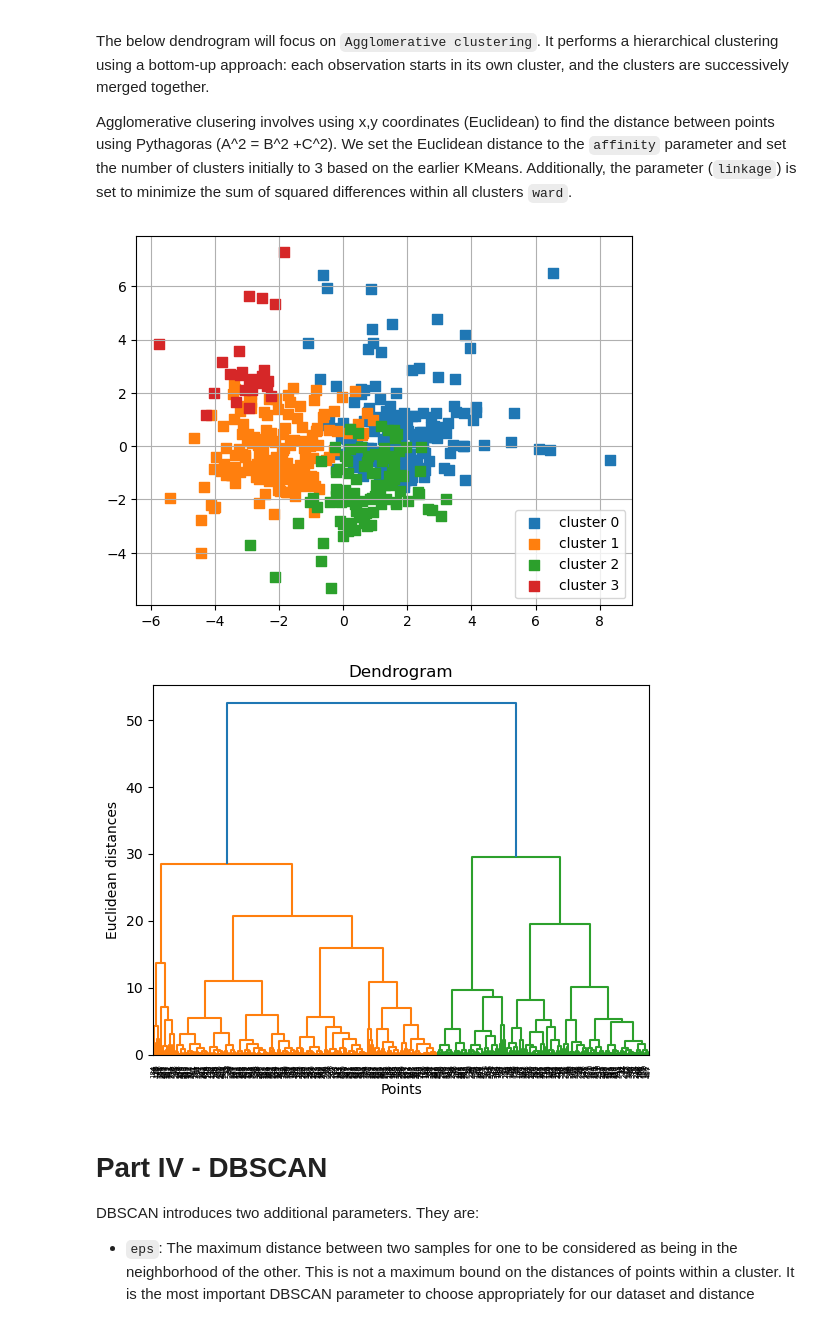
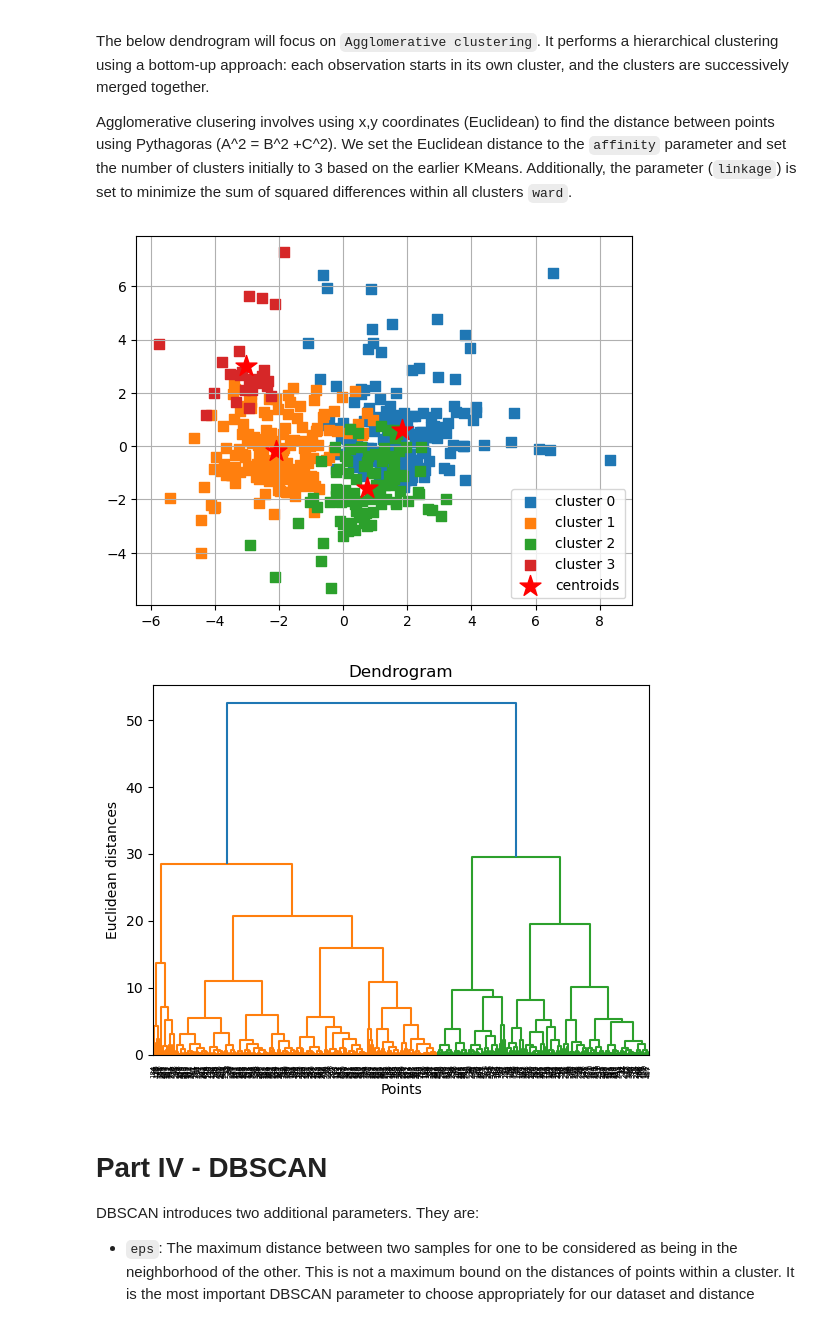
Before and after one commit to j-lepard/Understanding-Grocery-Data, a Jupyter notebook: Unsupervised Learning - Project.ipynb, the cells around one changed output. Cells and saved outputs as stored; diff of their text form; code cells hidden in the pictures.

```diff
--- a/Unsupervised Learning - Project.ipynb
+++ b/Unsupervised Learning - Project.ipynb
@@ -254,11 +254,11 @@ The K-Means are plotted used the X_pca. In other words, the 8-dimension data set
 
 # Now junk as using PCA => X_plotted_kmm = data_raw_log[['Milk_log', 'Frozen_log']].values
 
-def plot_clusters(X,y_res, plt_cluster_centers = False, ax=None):
+def plot_clusters(X,y_res, ax=None):
         ## This IF is for later when we want to print all the plots together.
-    if ax is None:
-        ax = plt.gca() #Get the current axis if none is provided
-
+    # if ax != None:
+    #     ax = plt.subplots()
+    plt_cluster_centers= True
     X_centroids = []
     Y_centroids = []
 
@@ -337,25 +337,27 @@ ac = AgglomerativeClustering(affinity='euclidean',
 # %%
 # Plot the clusters (n=4)
 
 y_hc = ac.fit_predict(X)
 plot_clusters(X_pca,y_hc)
 
 # Plot the Dendrogram
 
 # define plot_dendrogram function
-def plot_dendrogram(X,method ='ward', ax=None):
+def plot_dendrogram(X, ax=None):
+    method ='ward'
+
         ## This IF is for later when we want to print all the plots together.
-    if ax is None:
-        ax = plt.gca() #Get the current axis if none is provided
+    # if ax is None:
+    #     ax = plt.gca() #Get the current axis if none is provided
     dendrogram = sch.dendrogram(sch.linkage(X, method=method))
     plt.title("Dendrogram")
     plt.ylabel("Euclidean distances")
     plt.xlabel('Points')
     plt.show()
 
 plot_dendrogram(X_pca)
 # %% [output]
-[figure, old version]
+[figure, new version]
 [figure]
 # %% [markdown]
 # Part IV - DBSCAN
```
Also changed, not shown: parts of 4 cells of this notebook.
